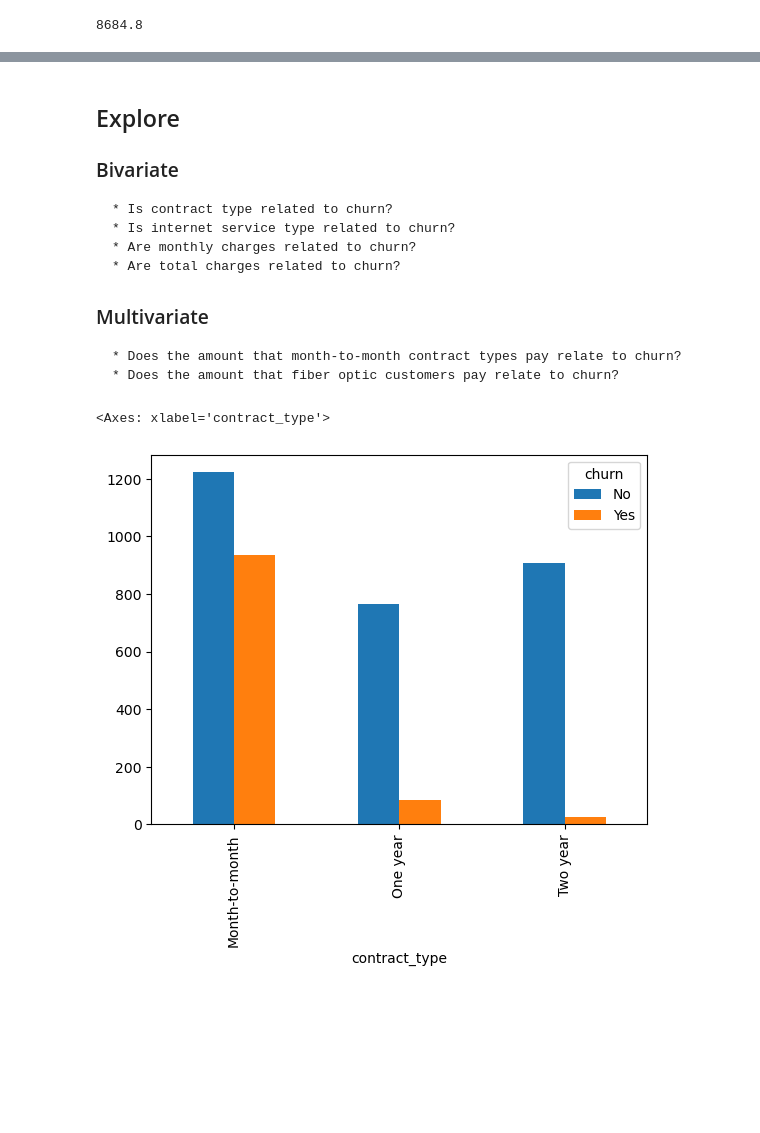
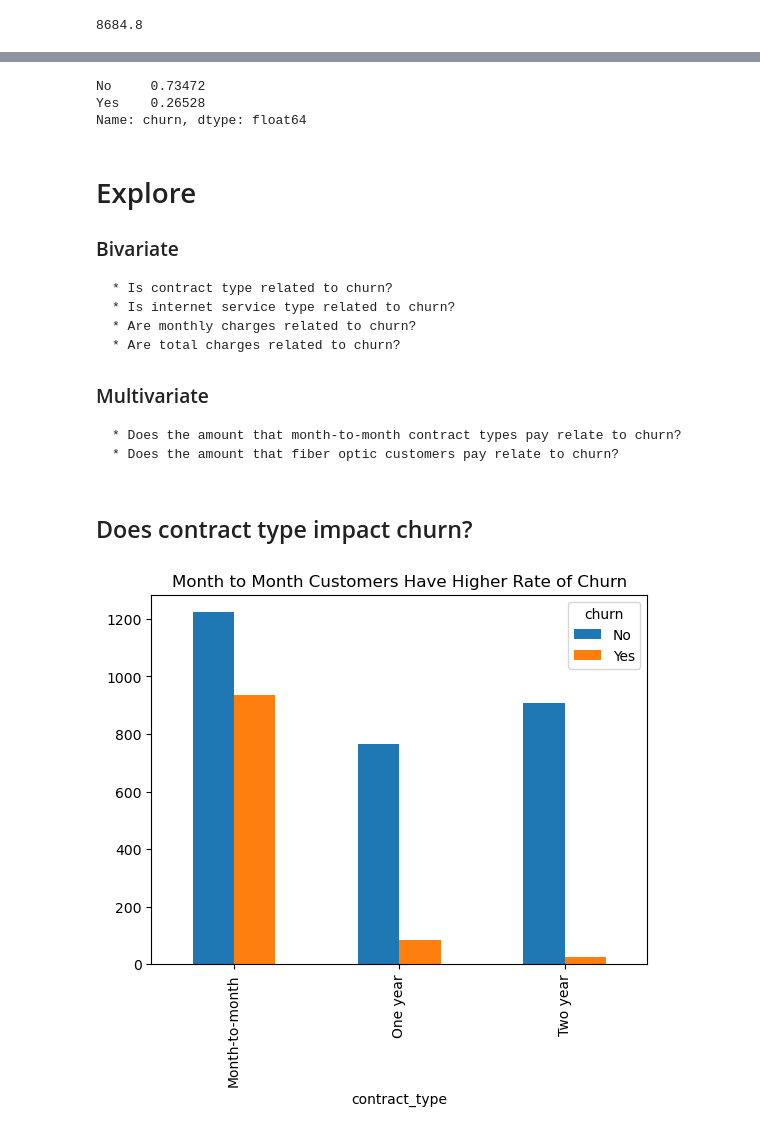
Before and after one commit to elizabethswarren/classification-project, a Jupyter notebook: report.ipynb, the cells around one changed output, grey strips where cells are left out. Saved outputs shown, nothing was run; the diff lists cells and outputs as text; code cells hidden in the pictures; blank space fills up the shorter version.

```diff
--- a/report.ipynb
+++ b/report.ipynb
@@ -176,5 +177,11 @@ telco_clean.shape
+# %%
+train.churn.value_counts(normalize=True)
+# %% [output]
+No     0.73472
+Yes    0.26528
+Name: churn, dtype: float64
 # %% [markdown]
-## Explore
+# Explore
 
 ### Bivariate
     * Is contract type related to churn?
@@ -185,6 +192,8 @@ telco_clean.shape
 ### Multivariate
     * Does the amount that month-to-month contract types pay relate to churn?
     * Does the amount that fiber optic customers pay relate to churn?
+# %% [markdown]
+## Does contract type impact churn?
 # %%
 # create a crosstab between contract type and churn
 
@@ -192,7 +201,8 @@ contract_crosstab = pd.crosstab(index=train['contract_type'], columns=train['chu
 # %%
 # visualize contract_type and churn
 
 contract_crosstab.plot.bar()
+plt.title("Month to Month Customers Have Higher Rate of Churn")
+plt.show()
 # %% [output]
-<Axes: xlabel='contract_type'>
-[figure, old version]
+[figure, new version]
```
Also changed, not shown: parts of 79 cells of this notebook.
